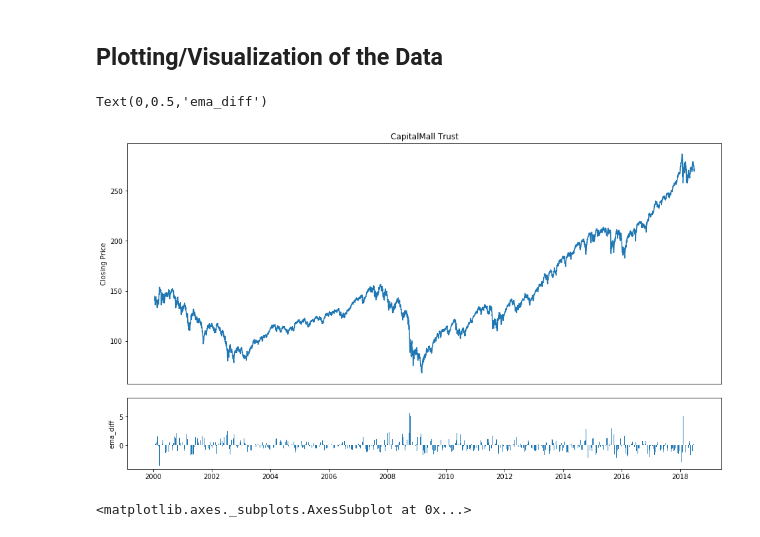
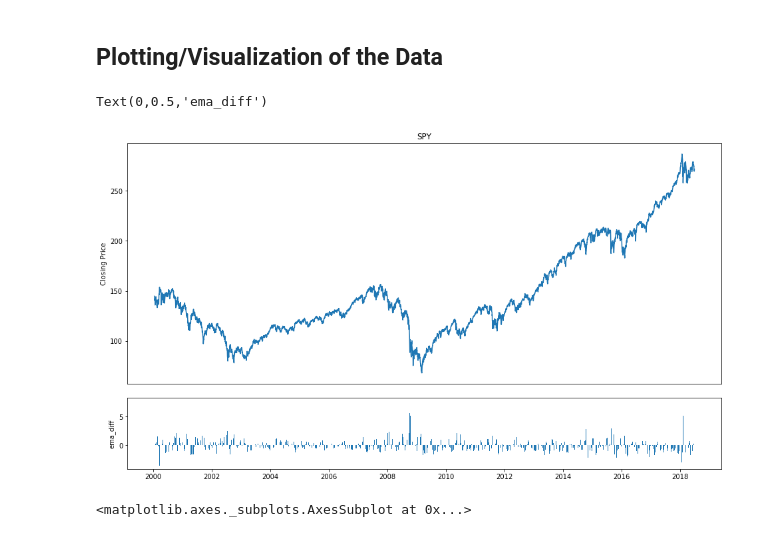
Before and after one commit to pablomarin/Meetups-Data-AI-DFW, a Jupyter notebook: Meetup13-Lab-EndToEndMLPipelime.ipynb, the cells around one changed output. Cells and saved outputs as stored; diff of their text form; code cells hidden in the pictures.

```diff
--- a/Meetup13-Lab-EndToEndMLPipelime.ipynb
+++ b/Meetup13-Lab-EndToEndMLPipelime.ipynb
@@ -211,18 +209,18 @@ test_df.to_pickle(TEST_DATA_PATH)
 # %%
 plt.figure(figsize=(16,9))
 top = plt.subplot2grid((4,4), (0, 0), rowspan=3, colspan=4)
 bottom = plt.subplot2grid((4,4), (3,0), rowspan=1, colspan=4)
 top.plot(data.index, data['Close']) #CMT.index gives the dates
 bottom.bar(data.index, data['ema_diff'])
 
 # set the labels
 top.axes.get_xaxis().set_visible(False)
-top.set_title('CapitalMall Trust')
+top.set_title(TICKER)
 top.set_ylabel('Closing Price')
 bottom.set_ylabel('ema_diff')
 # %% [output]
 Text(0,0.5,'ema_diff')
-[figure, old version]
+[figure, new version]
 # %%
 import seaborn as sns
 plt.figure(figsize=(16,9))
```
Also changed, not shown: parts of 35 cells of this notebook, 17 other files.
